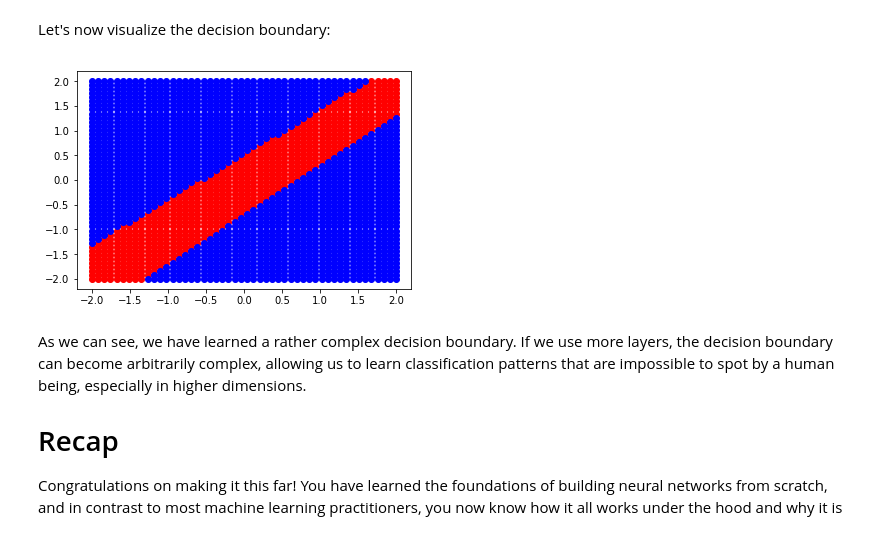
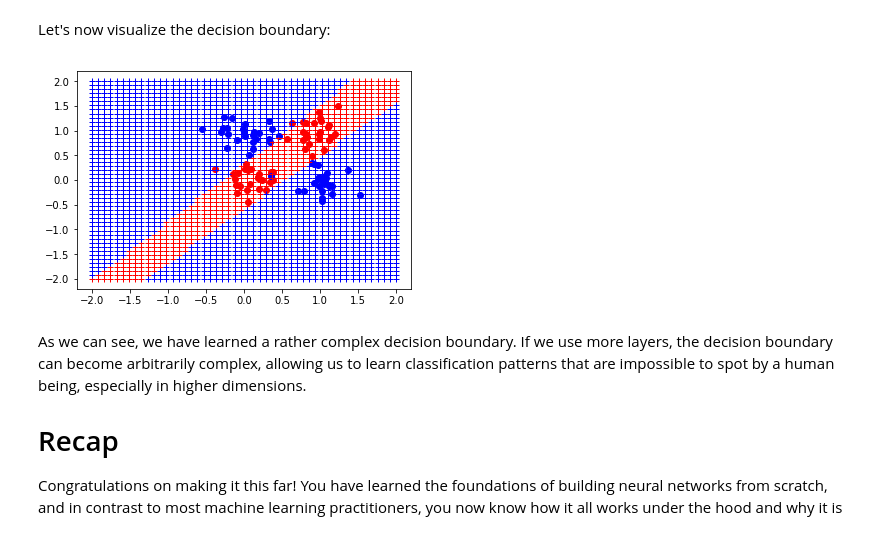
Before and after one commit to johnsl01/WebBits, a Jupyter notebook: Tensorflow/tensorslow.ipynb, the cells around one changed output. Cells and saved outputs as stored; diff of their text form; code cells hidden in the pictures.

```diff
--- a/Tensorflow/tensorslow.ipynb
+++ b/Tensorflow/tensorslow.ipynb
@@ -1145,7 +1145,7 @@ feed_dict = {
 session = Session()
 
 # Perform 100 gradient descent steps
-for step in range(100):
+for step in range(1000):
     J_value = session.run(J, feed_dict)
     if step % 10 == 0:
         print("Step:", step, " Loss:", J_value)
@@ -1276,7 +1278,7 @@ feed_dict = {
 session = Session()
 
 # Perform 100 gradient descent steps
-for step in range(1000):
+for step in range(10000):
     J_value = session.run(J, feed_dict)
     if step % 100 == 0:
         print("Step:", step, " Loss:", J_value)
@@ -1317,26 +1316,28 @@ Let's now visualize the decision boundary:
 # %%
 # Visualize classification boundary
 xs = np.linspace(-2, 2)
 ys = np.linspace(-2, 2)
 pred_classes = []
 for x in xs:
     for y in ys:
         pred_class = session.run(p_output,
                               feed_dict={X: [[x, y]]})[0]
         pred_classes.append((x, y, pred_class.argmax()))
 xs_p, ys_p = [], []
 xs_n, ys_n = [], []
 for x, y, c in pred_classes:
     if c == 0:
         xs_n.append(x)
         ys_n.append(y)
     else:
         xs_p.append(x)
         ys_p.append(y)
-plt.plot(xs_p, ys_p, 'ro', xs_n, ys_n, 'bo')
+plt.scatter(red_points[:,0], red_points[:,1], color='red')
+plt.scatter(blue_points[:,0], blue_points[:,1], color='blue')
+plt.plot(xs_p, ys_p, 'r+', xs_n, ys_n, 'b+')
 plt.show()
 # %% [output]
-[figure, old version]
+[figure, new version]
 # %% [markdown]
 As we can see, we have learned a rather complex decision boundary. If we use more layers, the decision boundary can become arbitrarily complex, allowing us to learn classification patterns that are impossible to spot by a human being, especially in higher dimensions.
 
```
Also changed, not shown: parts of 18 cells of this notebook.
